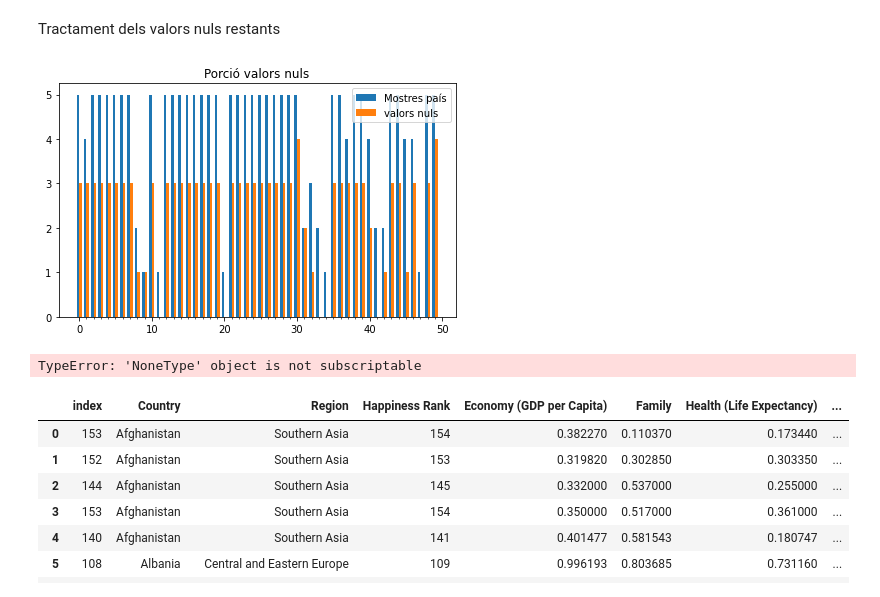
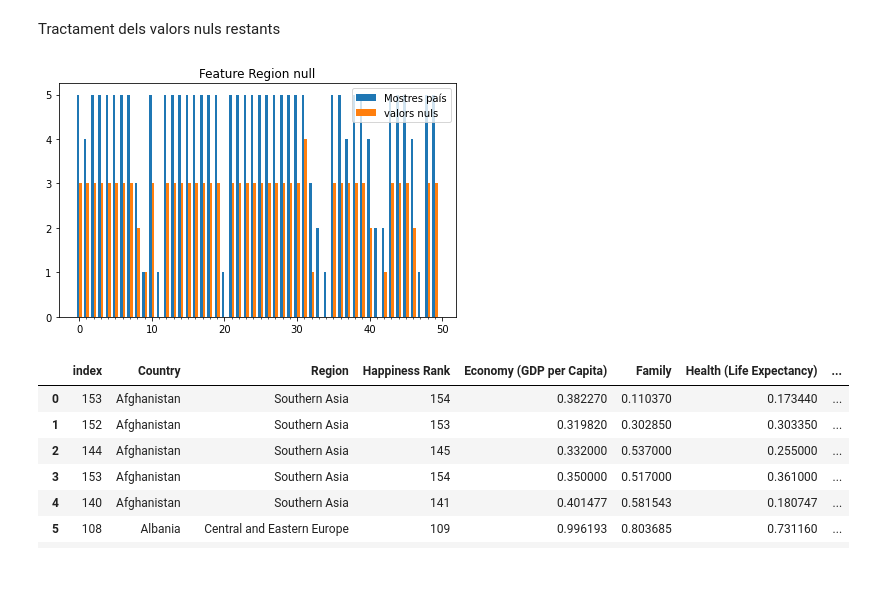
Before and after one commit to noajaneroliver/CasKaggle, a Jupyter notebook: WorldHapinessReport.ipynb, the cells around one changed output. Saved outputs shown, nothing was run; the diff lists cells and outputs as text; code cells hidden in the pictures.

```diff
--- a/WorldHapinessReport.ipynb
+++ b/WorldHapinessReport.ipynb
@@ -150,24 +155,23 @@ new_countries = set(new_countries)
 # %%
 labels = countries[100:150]
 totalvalues = total_mostres_pais[100:150]
 nanvalues = valors_nuls[100:150]
 
 x = np.arange(len(labels))  # the label locations
 width = 0.35  # the width of the bars
 
 fig, ax = plt.subplots()
 rects1 = ax.bar(x - width/2, totalvalues, width, label='Mostres país')
 rects2 = ax.bar(x + width/2, nanvalues, width, label='valors nuls')
 
-ax.set_title('Porció valors nuls')
+ax.set_title('Feature Region null')
 ax.set_xticks(x, labels)
 ax.legend()
 
 fig.tight_layout()
-plt.show()[0:50]
+plt.show()
 # %% [output]
-[figure, old version]
+[figure, new version]
-TypeError: 'NoneType' object is not subscriptable
 # %%
 new_regions = list(new_regions)
 k = 0
```
Also changed, not shown: parts of 40 cells of this notebook.
